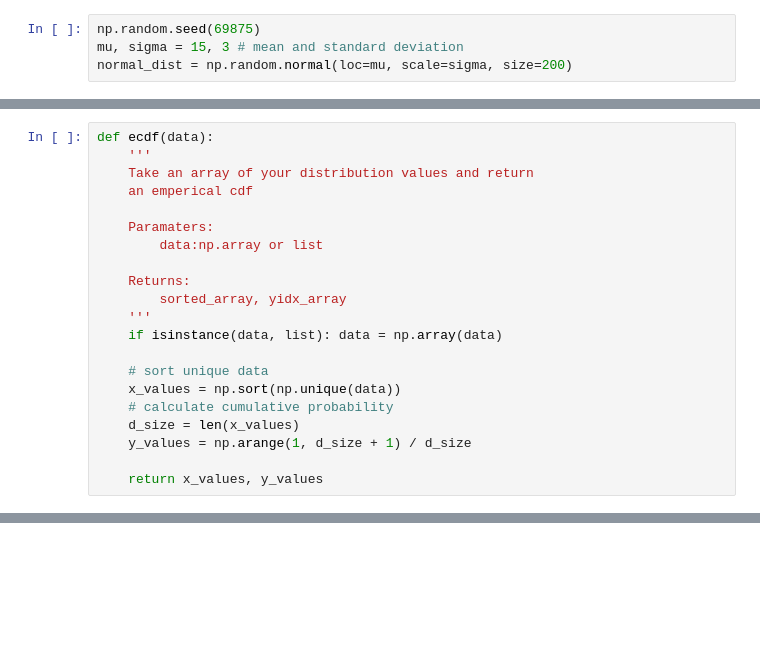
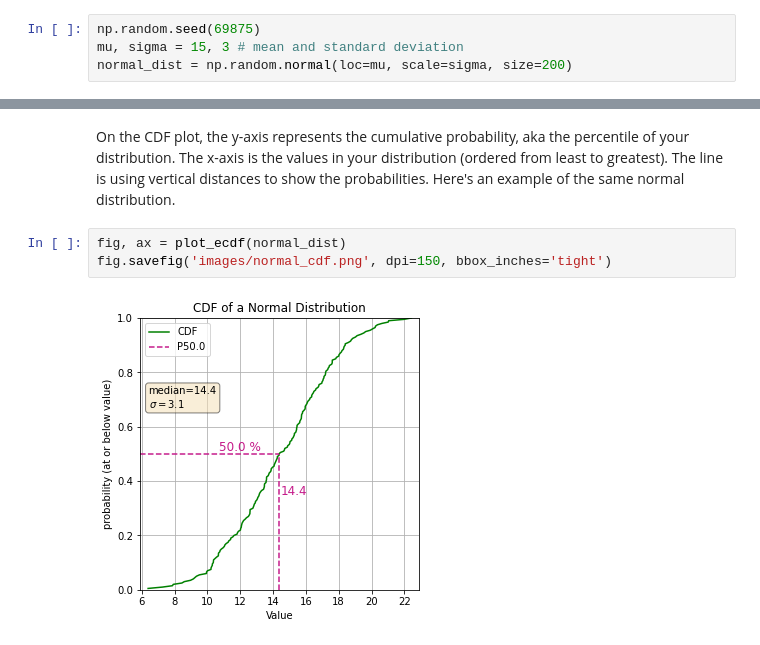
Before and after one commit to tyleracorn/lessons, a Jupyter notebook: Ex_histograms_and_CDFs.ipynb, the cells around one changed output, grey strips where cells are left out. Saved outputs shown, nothing was run; the diff lists cells and outputs as text; blank space fills up the shorter version.

```diff
--- a/Ex_histograms_and_CDFs.ipynb
+++ b/Ex_histograms_and_CDFs.ipynb
@@ -91,21 +18,0 @@ fig.savefig('normal_histogram_pdf.png', dpi=150, bbox_inches='tight')
-# %%
-def ecdf(data):
-    '''
-    Take an array of your distribution values and return
-    an emperical cdf
-
-    Paramaters:
-        data:np.array or list
-
-    Returns:
-        sorted_array, yidx_array
-    '''
-    if isinstance(data, list): data = np.array(data)
-
-    # sort unique data
-    x_values = np.sort(np.unique(data))
-    # calculate cumulative probability
-    d_size = len(x_values)
-    y_values = np.arange(1, d_size + 1) / d_size
-
-    return x_values, y_values
@@ -176,0 +436,7 @@ fig.savefig('normal_cdf.png', dpi=150, bbox_inches='tight')
+# %% [markdown]
+On the CDF plot, the y-axis represents the cumulative probability, aka the percentile of your distribution. The x-axis is the values in your distribution (ordered from least to greatest). The line is using vertical distances to show the probabilities. Here's an example of the same normal distribution.
+# %%
+fig, ax = plot_ecdf(normal_dist)
+fig.savefig('images/normal_cdf.png', dpi=150, bbox_inches='tight')
+# %% [output]
+[figure, added]
```
Also changed, not shown: parts of 33 cells of this notebook.
